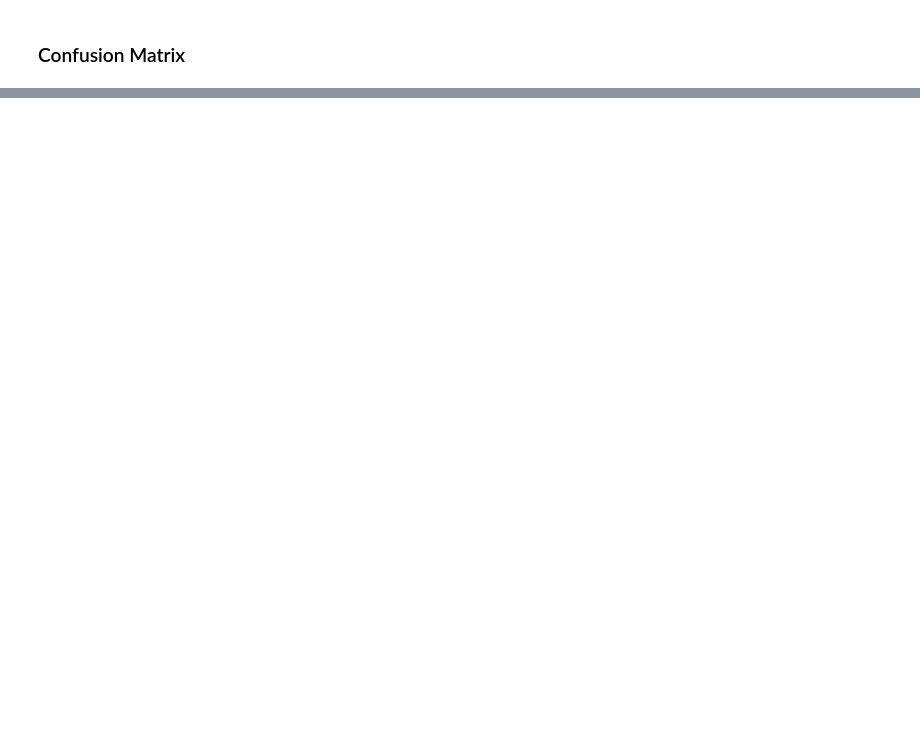
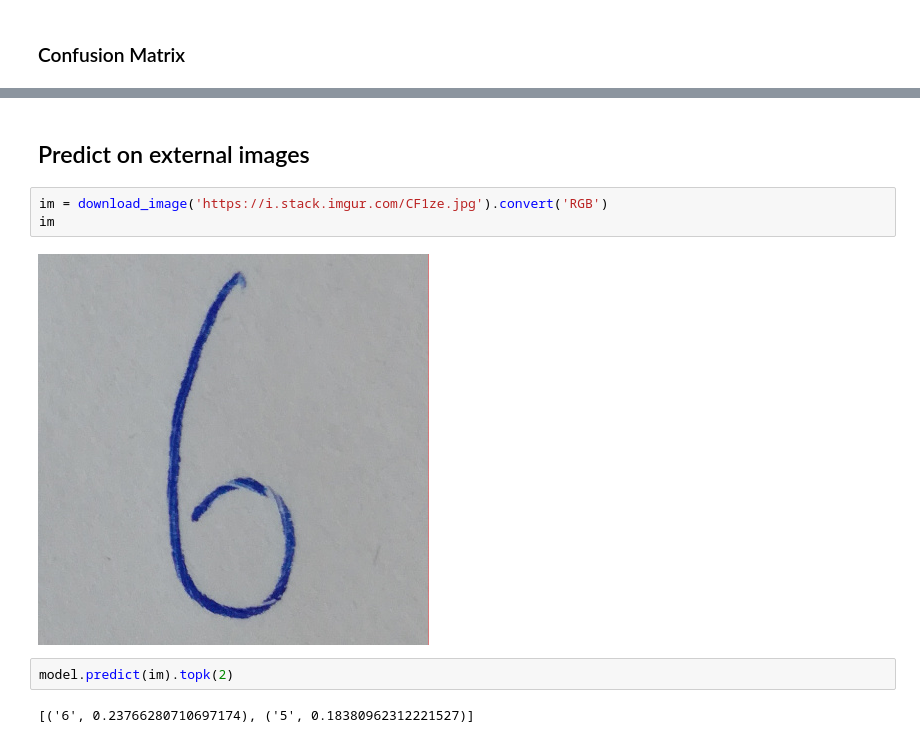
Before and after one commit to juancruzsosa/torchero, a Jupyter notebook: examples/notebooks/MNIST Supervised Trainer.ipynb, the cells around one changed output, grey strips where cells are left out. Cells and saved outputs as stored; diff of their text form; blank space fills up the shorter version.

```diff
--- a/examples/notebooks/MNIST Supervised Trainer.ipynb
+++ b/examples/notebooks/MNIST Supervised Trainer.ipynb
@@ -119,0 +160,11 @@ results['confusion_matrix'].plot(classes=train_ds.classes)
+# %% [markdown]
+## Predict on external images
+# %%
+im = download_image('https://i.stack.imgur.com/CF1ze.jpg').convert('RGB')
+im
+# %% [output]
+[figure, added]
+# %%
+model.predict(im).topk(2)
+# %% [output]
+[('6', 0.23766280710697174), ('5', 0.18380962312221527)]
```
Also changed, not shown: parts of 30 cells of this notebook, 3 other files.
